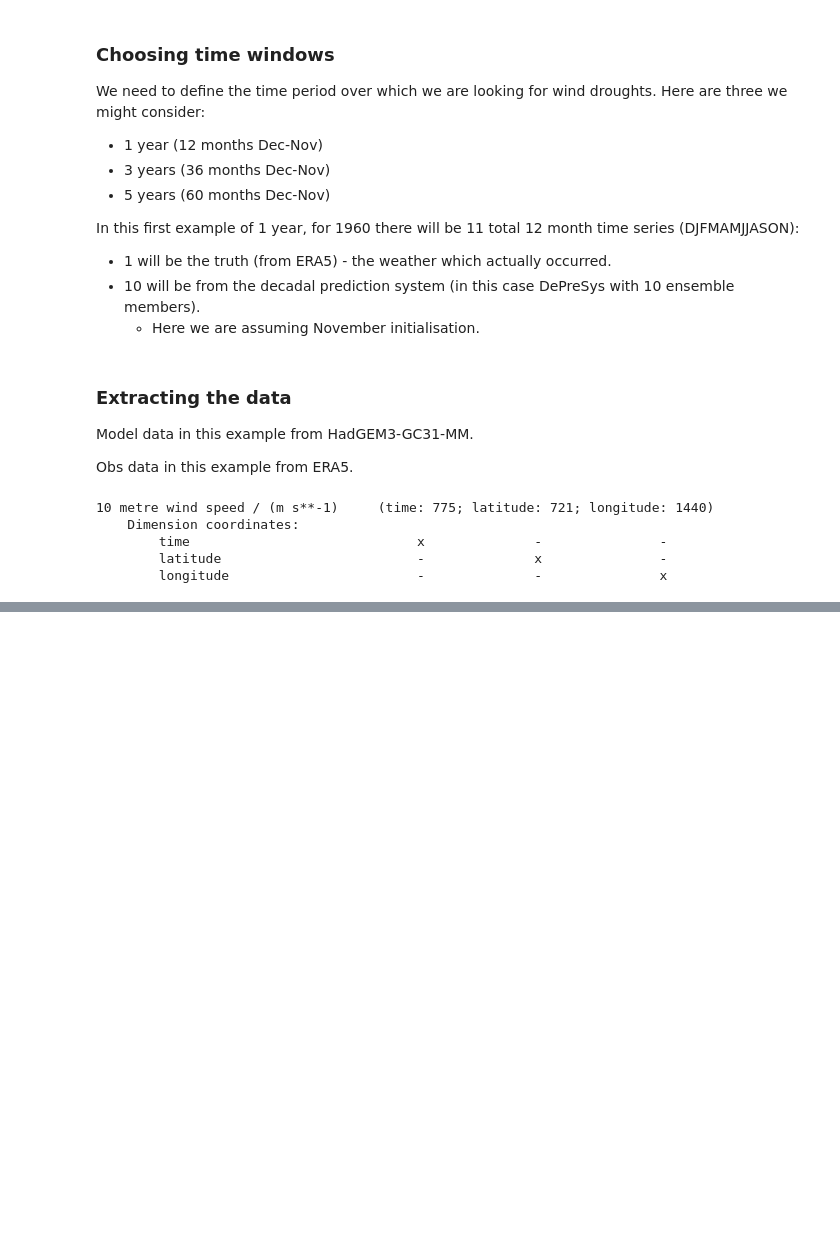
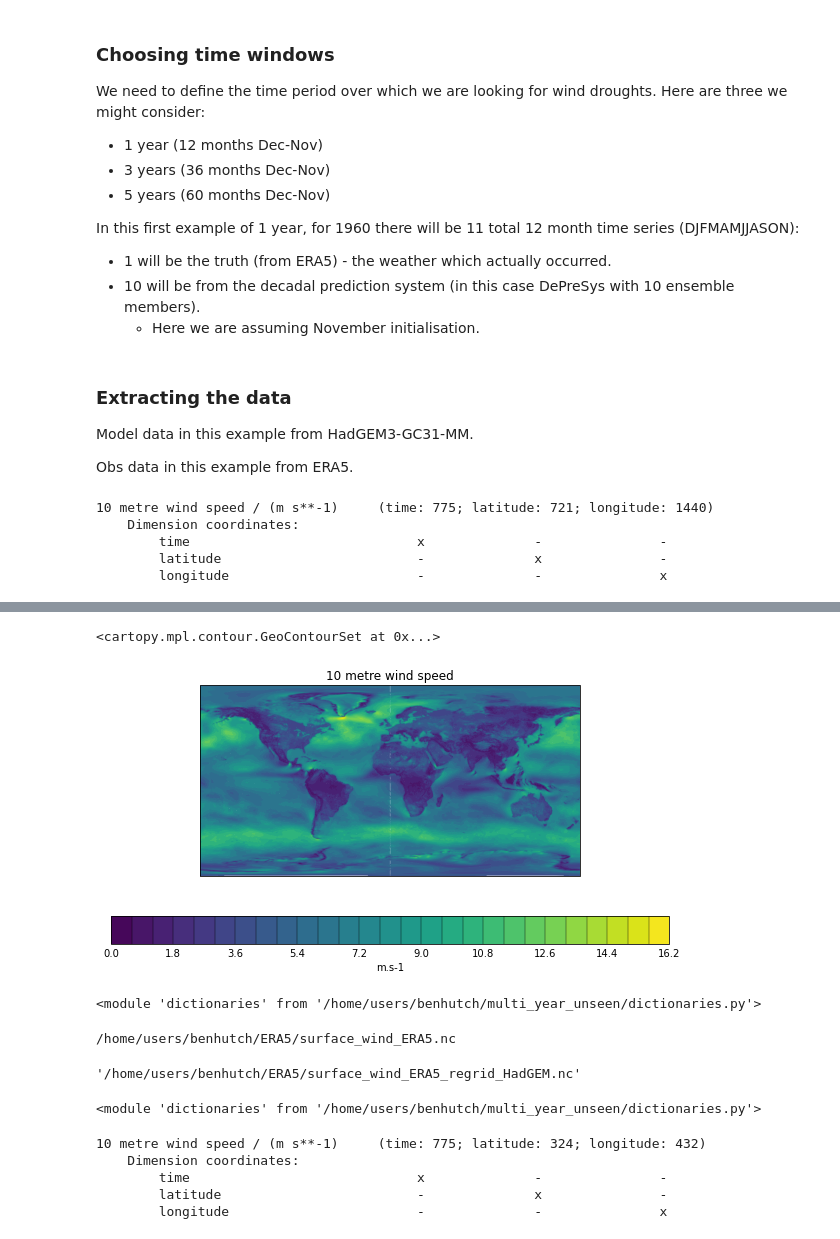
Before and after one commit to benhutchmet/multi_year_unseen, a Jupyter notebook: multi_year_unseen.ipynb, the cells around one changed output, grey strips where cells are left out. Cells and saved outputs as stored; diff of their text form; code cells hidden in the pictures; blank space fills up the shorter version.

Commit message:
getting started with UNSEEN work

```diff
--- a/multi_year_unseen.ipynb
+++ b/multi_year_unseen.ipynb
@@ -135,0 +168,63 @@ print(file)
+# %%
+# Same but for the observations
+# Set up the figure
+projection = ccrs.PlateCarree(central_longitude=0)
+fig = plt.figure(figsize=(10, 5))
+ax = fig.add_subplot(1, 1, 1, projection=projection)
+qplt.contourf(obs[0,:,:], 25)
+# %% [output]
+<cartopy.mpl.contour.GeoContourSet at 0x...>
+[figure, added]
+# %%
+# Importlib reload
+import importlib
+
+# Reload the dictionaries
+importlib.reload(dic)
+# %% [output]
+<module 'dictionaries' from '/home/users/benhutch/multi_year_unseen/dictionaries.py'>
+# %%
+print(dic.obs_path)
+# %% [output]
+/home/users/benhutch/ERA5/surface_wind_ERA5.nc
+# %%
+# Import cdo
+from cdo import *
+cdo = Cdo()
+
+# Give up on Iris regridding, just use cdo in python instead
+target_grid = file # This is the example HadGEM file
+input_obs = dic.obs_path # for surface wind
+output_obs = "/home/users/benhutch/ERA5/surface_wind_ERA5_regrid_HadGEM.nc"
+
+# Regrid the ERA5 data to the HadGEM grid
+cdo.remapbil(target_grid, input=input_obs, output=output_obs)
+# %% [output]
+'/home/users/benhutch/ERA5/surface_wind_ERA5_regrid_HadGEM.nc'
+# %%
+# Importlib reload
+import importlib
+
+# Reload the dictionaries
+importlib.reload(dic)
+# %% [output]
+<module 'dictionaries' from '/home/users/benhutch/multi_year_unseen/dictionaries.py'>
+# %%
+# Load the regridded observations data as an iris cube for the si10 variable
+# Deal with the expver variables
+obs_regrid = xr.open_mfdataset(dic.regrid_hadgem_obs_path, combine='by_coords', parallel=True)[obs_var]
+
+# Combine the two expver variables
+obs_regrid = obs_regrid.sel(expver=1).combine_first(obs_regrid.sel(expver=5))
+
+# Convert to an iris cube
+obs_regrid = obs_regrid.to_iris()
+
+# Print the cube
+print(obs_regrid)
+# %% [output]
+10 metre wind speed / (m s**-1)     (time: 775; latitude: 324; longitude: 432)
+    Dimension coordinates:
+        time                             x              -               -
+        latitude                         -              x               -
+        longitude                        -              -               x
```
Also changed, not shown: parts of 4 cells of this notebook, 1 other file.
